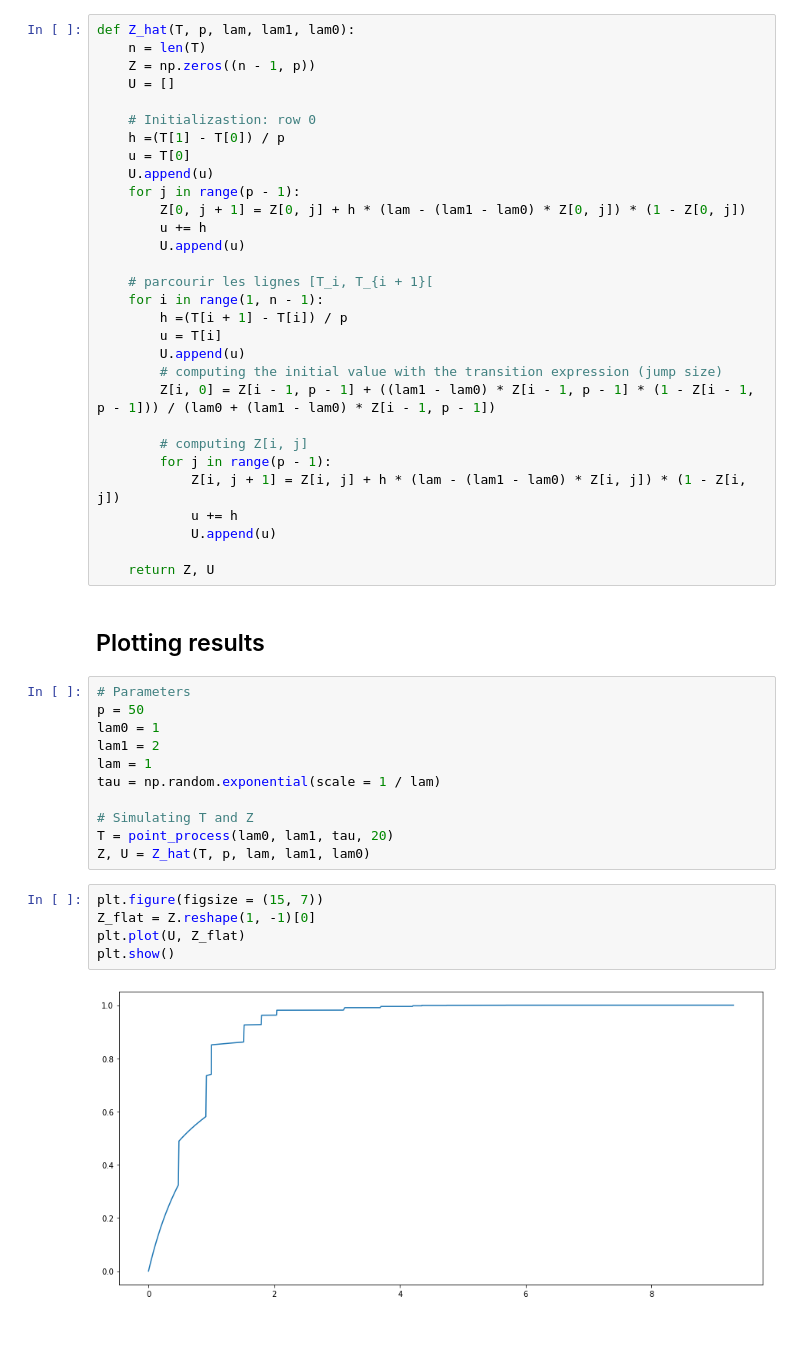
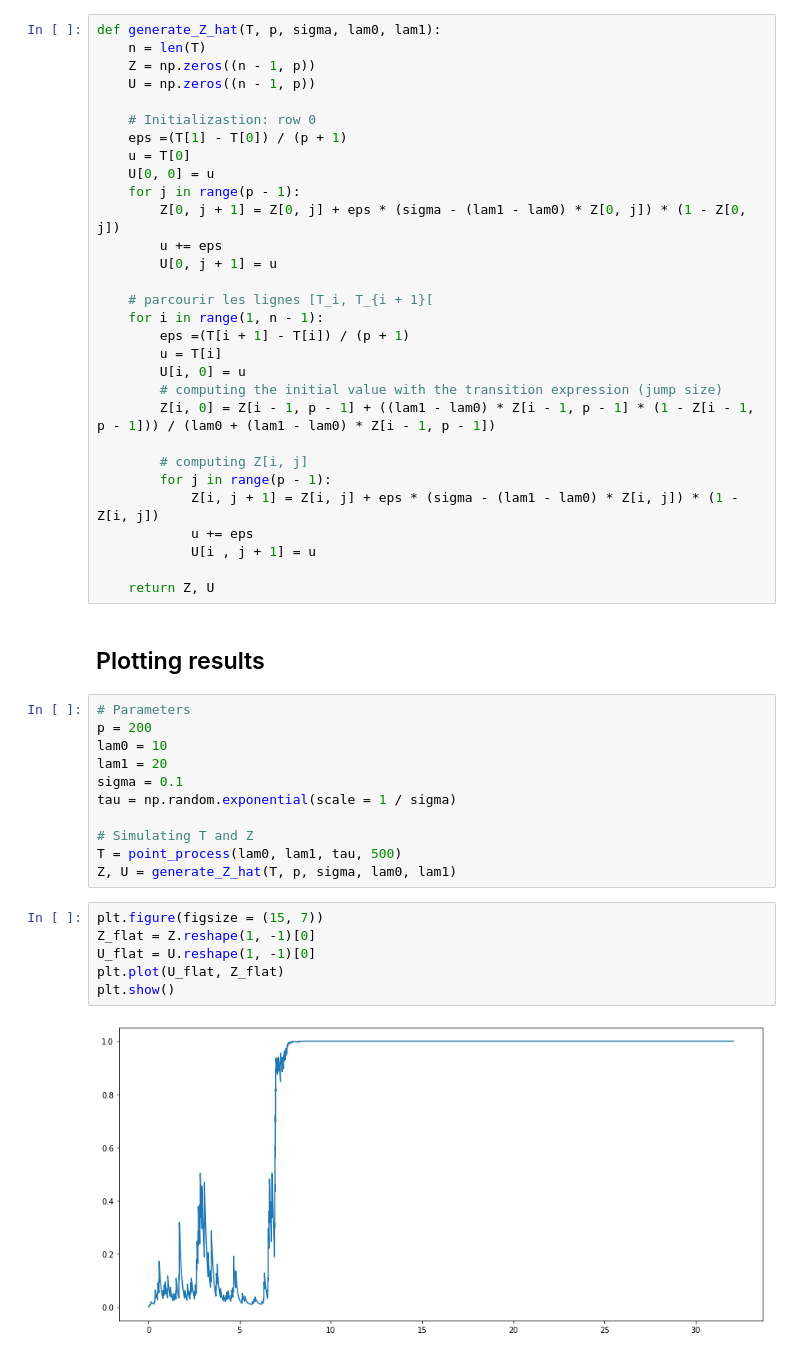
Before and after one commit to elfirdoussilab1/Disruption-Problem, a Jupyter notebook: Project 1 Disruption probelm.ipynb, the cells around one changed output. Drawn from its saved outputs; the diff is of its cells as text.

```diff
--- a/Project 1 Disruption probelm.ipynb
+++ b/Project 1 Disruption probelm.ipynb
@@ -104,53 +135,54 @@ plt.show()
 # %%
-def Z_hat(T, p, lam, lam1, lam0):
+def generate_Z_hat(T, p, sigma, lam0, lam1):
     n = len(T)
     Z = np.zeros((n - 1, p))
-    U = []
+    U = np.zeros((n - 1, p))
 
     # Initializastion: row 0
-    h =(T[1] - T[0]) / p
+    eps =(T[1] - T[0]) / (p + 1)
     u = T[0]
-    U.append(u)
+    U[0, 0] = u
     for j in range(p - 1):
-        Z[0, j + 1] = Z[0, j] + h * (lam - (lam1 - lam0) * Z[0, j]) * (1 - Z[0, j])
-        u += h
-        U.append(u)
+        Z[0, j + 1] = Z[0, j] + eps * (sigma - (lam1 - lam0) * Z[0, j]) * (1 - Z[0, j])
+        u += eps
+        U[0, j + 1] = u
 
     # parcourir les lignes [T_i, T_{i + 1}[
     for i in range(1, n - 1):
-        h =(T[i + 1] - T[i]) / p
+        eps =(T[i + 1] - T[i]) / (p + 1)
         u = T[i]
-        U.append(u)
+        U[i, 0] = u
         # computing the initial value with the transition expression (jump size)
         Z[i, 0] = Z[i - 1, p - 1] + ((lam1 - lam0) * Z[i - 1, p - 1] * (1 - Z[i - 1, p - 1])) / (lam0 + (lam1 - lam0) * Z[i - 1, p - 1])
 
         # computing Z[i, j]
         for j in range(p - 1):
-            Z[i, j + 1] = Z[i, j] + h * (lam - (lam1 - lam0) * Z[i, j]) * (1 - Z[i, j])
-            u += h
-            U.append(u)
+            Z[i, j + 1] = Z[i, j] + eps * (sigma - (lam1 - lam0) * Z[i, j]) * (1 - Z[i, j])
+            u += eps
+            U[i , j + 1] = u
 
     return Z, U
 # %% [markdown]
 ## Plotting results
 # %%
 # Parameters
-p = 50
-lam0 = 1
-lam1 = 2
-lam = 1
-tau = np.random.exponential(scale = 1 / lam)
+p = 200
+lam0 = 10
+lam1 = 20
+sigma = 0.1
+tau = np.random.exponential(scale = 1 / sigma)
 
 # Simulating T and Z
-T = point_process(lam0, lam1, tau, 20)
-Z, U = Z_hat(T, p, lam, lam1, lam0)
+T = point_process(lam0, lam1, tau, 500)
+Z, U = generate_Z_hat(T, p, sigma, lam0, lam1)
 # %%
 plt.figure(figsize = (15, 7))
 Z_flat = Z.reshape(1, -1)[0]
-plt.plot(U, Z_flat)
+U_flat = U.reshape(1, -1)[0]
+plt.plot(U_flat, Z_flat)
 plt.show()
 # %% [output]
-[figure, old version]
+[figure, new version]
 # %%
 print(tau)
 # %% [output]
```
Also changed, not shown: parts of 30 cells of this notebook, 2 other files.
